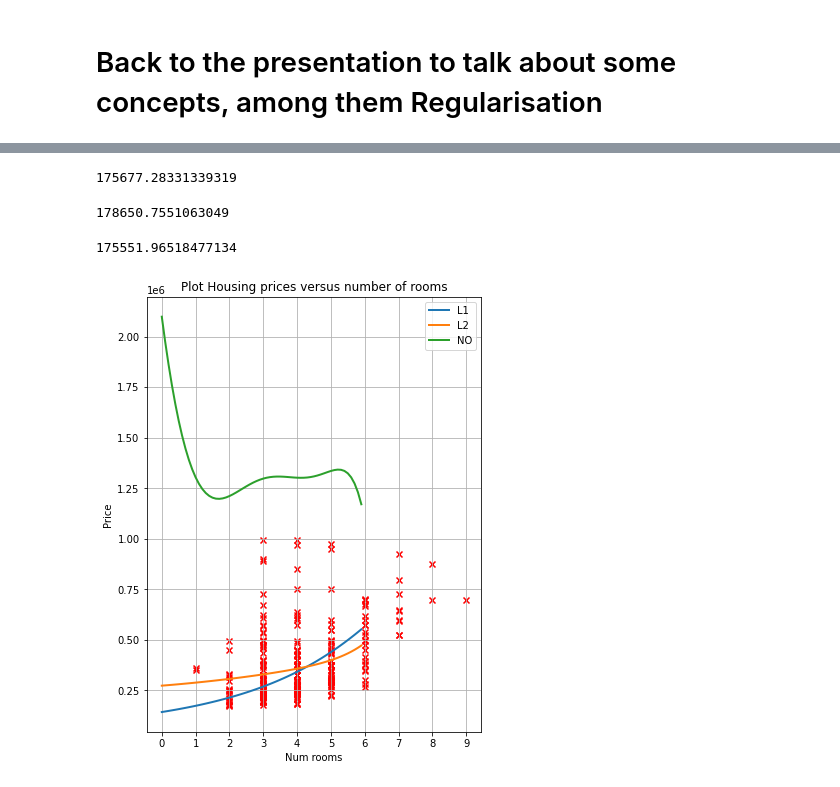
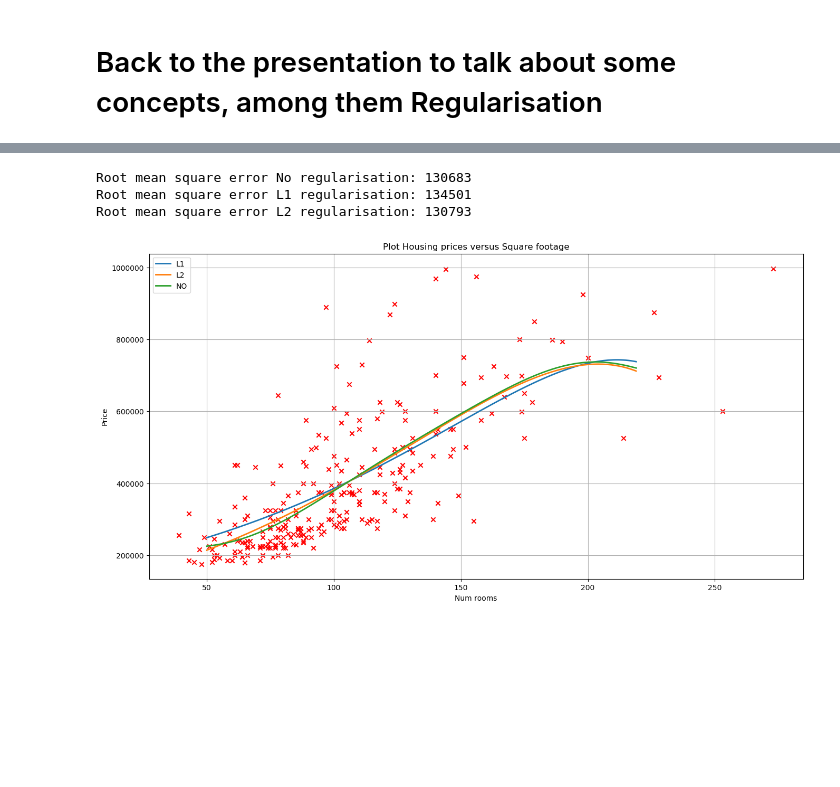
Before and after one commit to jettro/ml-introduction, a Jupyter notebook: 2_linear_regression.ipynb, the cells around one changed output, grey strips where cells are left out. Drawn from its saved outputs; the diff is of its cells as text; code cells hidden in the pictures; blank space fills up the shorter version.

```diff
--- a/2_linear_regression.ipynb
+++ b/2_linear_regression.ipynb
@@ -157,0 +145,4 @@ Rows: 1
+# %%
+new_house = tc.SFrame({'SquareFootage':[99], 'NumberOfRooms':[3], 'Type':["Appartement"], 'YearBuilt':[1999]})
+print("Price predicted by Square Footage: {:.0f}".format(model_sf.predict(new_house)[0]))
+print("Price predicted by Square Footage: {:.0f}".format(model_nr.predict(new_house)[0]))
@@ -281,18 +318,18 @@ def predict_price_poly(num_rooms, power, model):
 tick_spacing = 1
 fig, ax = plt.subplots(1,1)
 
-t = np.arange(0.0, 8.0, 0.1)
-linear = predict_price_linear(t)
-poly = predict_price_poly(t, polynomial_power, poly_model)
+t = np.arange(0, 10, 0.2)
+linear = predict_price_linear_num_rooms(t)
+poly = predict_price_poly(t, polynomial_power, poly_model_nr)
 
-ax.scatter(data_points["x1"], data_points["y"], c='r',marker='x')
+ax.scatter(data_points_nr["x1"], data_points["y"], c='r',marker='x')
 ax.plot(t, linear, lw=2)
 ax.plot(t, poly, lw=2)
 ax.xaxis.set_major_locator(ticker.MultipleLocator(tick_spacing))
 plt.title('Plot Housing prices versus number of rooms')
 plt.ylabel('Price')
-plt.xlabel('Num rooms')
-plt.rcParams["figure.figsize"] = (6,8)
+plt.xlabel('Nr of rooms')
+plt.rcParams["figure.figsize"] = (16,8)
 plt.grid()
 plt.show()
 # %% [output]
@@ -299,0 +337,17 @@ plt.show()
+# %%
+tick_spacing = 50
+fig, ax = plt.subplots(1,1)
+
+t = np.arange(10, 250, 1)
+linear = predict_price_linear_square_footage(t)
+poly = predict_price_poly(t, polynomial_power, poly_model_sf)
+
+ax.scatter(data_points_sf["x1"], data_points["y"], c='r',marker='x')
+ax.plot(t, linear, lw=2)
+ax.plot(t, poly, lw=2)
+plt.title('Plot Housing prices versus square footage')
+plt.ylabel('Price')
+plt.xlabel('Square footage')
+plt.rcParams["figure.figsize"] = (16,8)
+plt.grid()
+plt.show()
@@ -300,7 +356,7 @@ plt.show()
 # %% [markdown]
 # Back to the presentation to talk about some concepts, among them Regularisation
 # %%
-train, test = data_points.random_split(.8)
+train, test = data_points_sf.random_split(.8)
 # %%
 model_no_reg = tc.linear_regression.create(train, target='y', l1_penalty=0.0, l2_penalty=0.0)
 model_L1_reg = tc.linear_regression.create(train, target='y', l1_penalty=1, l2_penalty=0.0)
@@ -330,36 +379,38 @@ def rmse(predictions, targets):
-# %%
-rmse(predicted_no_reg, test["y"])
-# %% [output]
-175677.28331339319
-# %%
-rmse(predicted_l1_reg, test["y"])
-# %% [output]
-178650.7551063049
-# %%
-rmse(predicted_l2_reg, test["y"])
-# %% [output]
-175551.96518477134
+# %%
+predicted_no_reg = model_no_reg.predict(test)
+predicted_l1_reg = model_L1_reg.predict(test)
+predicted_l2_reg = model_L2_reg.predict(test)
+
+def rmse(predictions, targets):
+    return np.sqrt(((predictions - targets) ** 2).mean())
+
+print("Root mean square error No regularisation: {:.0f}".format(rmse(predicted_no_reg, test["y"])))
+print("Root mean square error L1 regularisation: {:.0f}".format(rmse(predicted_l1_reg, test["y"])))
+print("Root mean square error L2 regularisation: {:.0f}".format(rmse(predicted_l2_reg, test["y"])))
+# %% [output]
+Root mean square error No regularisation: 130683
+Root mean square error L1 regularisation: 134501
+Root mean square error L2 regularisation: 130793
 # %%
-tick_spacing = 1
+tick_spacing = 50
 fig, ax = plt.subplots(1,1)
 
-t = np.arange(0.0, 6.0, 0.1)
+t = np.arange(50, 220, 1)
 poly_no_reg = predict_price_poly(t, polynomial_power, model_no_reg)
 poly_l1_reg = predict_price_poly(t, polynomial_power, model_L1_reg)
 poly_l2_reg = predict_price_poly(t, polynomial_power, model_L2_reg)
 
 ax.scatter(train["x1"], train["y"], c='r',marker='x')
-# ax.plot(t, poly_no_reg, lw=2)
 ax.plot(t, poly_l1_reg, lw=2, label='L1')
 ax.plot(t, poly_l2_reg, lw=2, label='L2')
 ax.plot(t, poly_no_reg, lw=2, label='NO')
 ax.xaxis.set_major_locator(ticker.MultipleLocator(tick_spacing))
-plt.title('Plot Housing prices versus number of rooms')
+plt.title('Plot Housing prices versus Square footage')
 plt.ylabel('Price')
 plt.xlabel('Num rooms')
-plt.rcParams["figure.figsize"] = (6,8)
+# plt.rcParams["figure.figsize"] = (6,8)
 plt.legend()
 plt.grid()
 plt.show()
 # %% [output]
-[figure, old version]
+[figure, new version]
```
Also changed, not shown: parts of 33 cells of this notebook.
